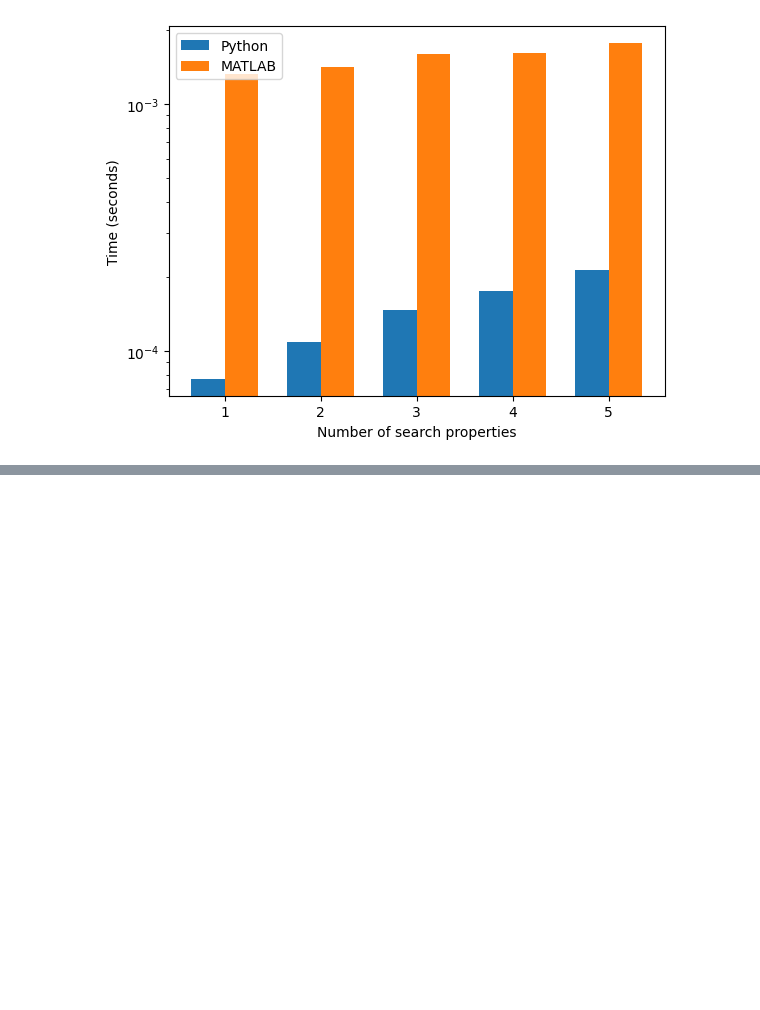
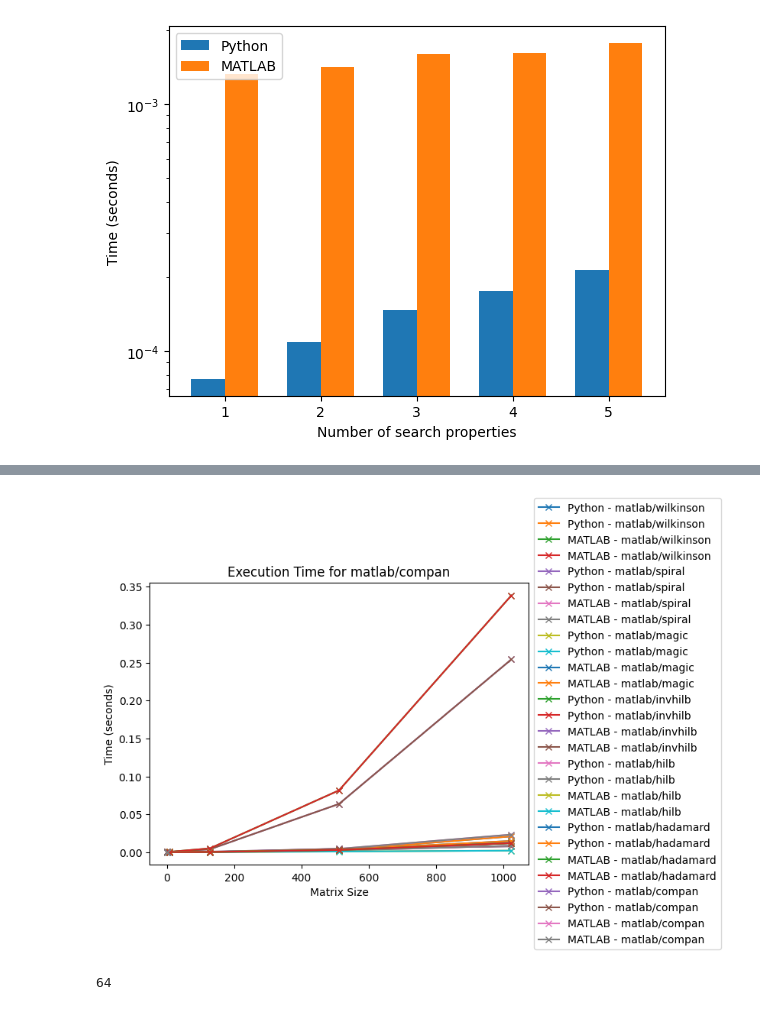
Before and after one commit to chrischiux/anymatrix-python, a Jupyter notebook: benchmark.ipynb, the cells around one changed output, grey strips where cells are left out. Saved outputs shown, nothing was run; the diff lists cells and outputs as text; code cells hidden in the pictures; blank space fills up the shorter version.

```diff
--- a/benchmark.ipynb
+++ b/benchmark.ipynb
@@ -97,0 +233,24 @@ plt.show()
+# %%
+from matplotlib.table import Table
+for i in range(len(matrix_ID)):
+    for j in range(len(matrix_arg)):
+        print(f"Matrix: {matrix_ID[i]}, Size: {matrix_size[i][j]}, Time: {python_runtime[i][j]/matlab_runtime[i][j]}")
+# %%
+for i in range(len(matrix_ID)):
+    plt.plot(matrix_size[i], python_runtime[i], label=f'Python - {matrix_ID[i]}', marker='x')
+    plt.plot(matrix_size[i], matlab_runtime[i], label=f'MATLAB - {matrix_ID[i]}', marker='x')
+
+plt.xlabel('Matrix Size')
+plt.ylabel('Time (seconds)')
+plt.title(f'Execution Time for {matrix_ID[i]}')
+
+plt.legend(loc='center left', bbox_to_anchor=(1, 0.5))
+
+plt.show()
+# %% [output]
+[figure, added]
+# %%
+matirx_size_temp = eng.eval(f"anymatrix('matlab/magic', 8)", nargout=1)
+print(matirx_size_temp.size[0]* matirx_size_temp.size[1])
+# %% [output]
+64
```
Also changed, not shown: parts of 11 cells of this notebook, 4 other files.
